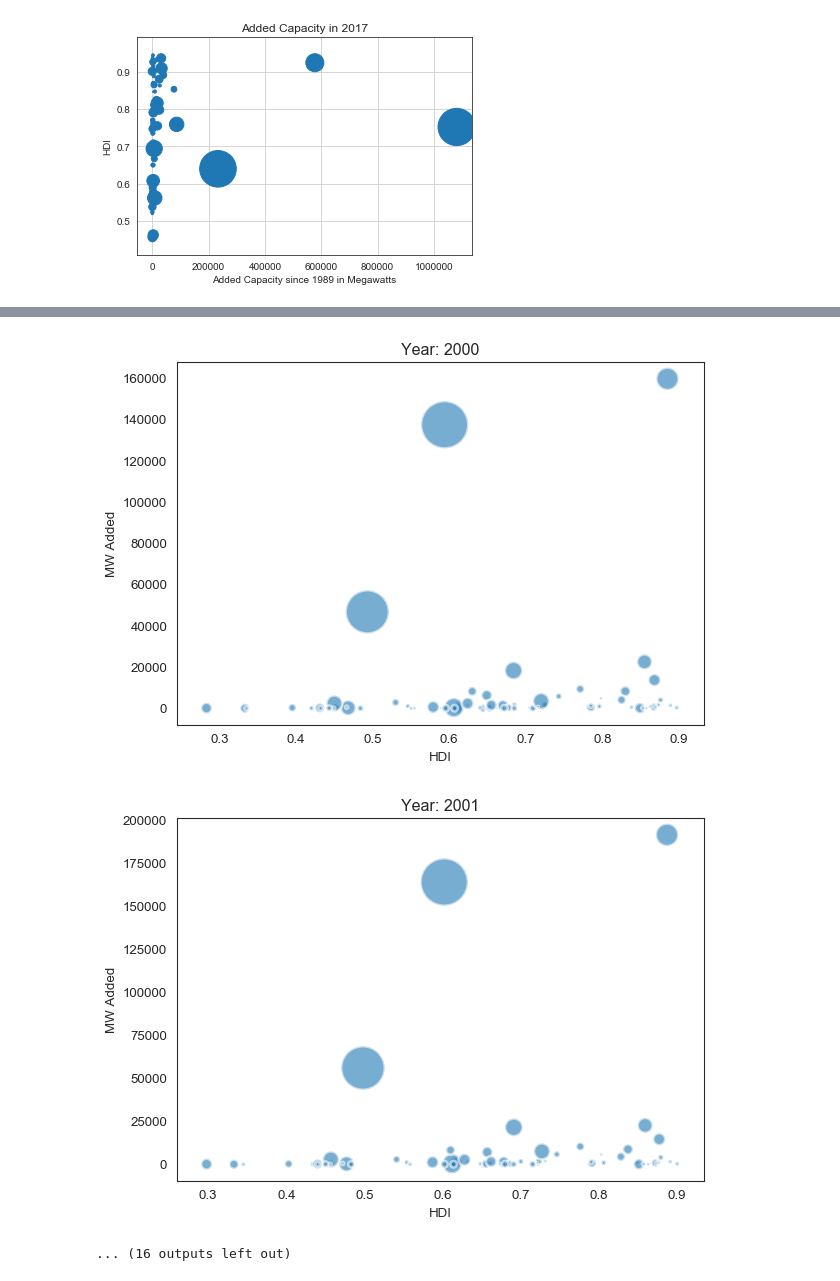
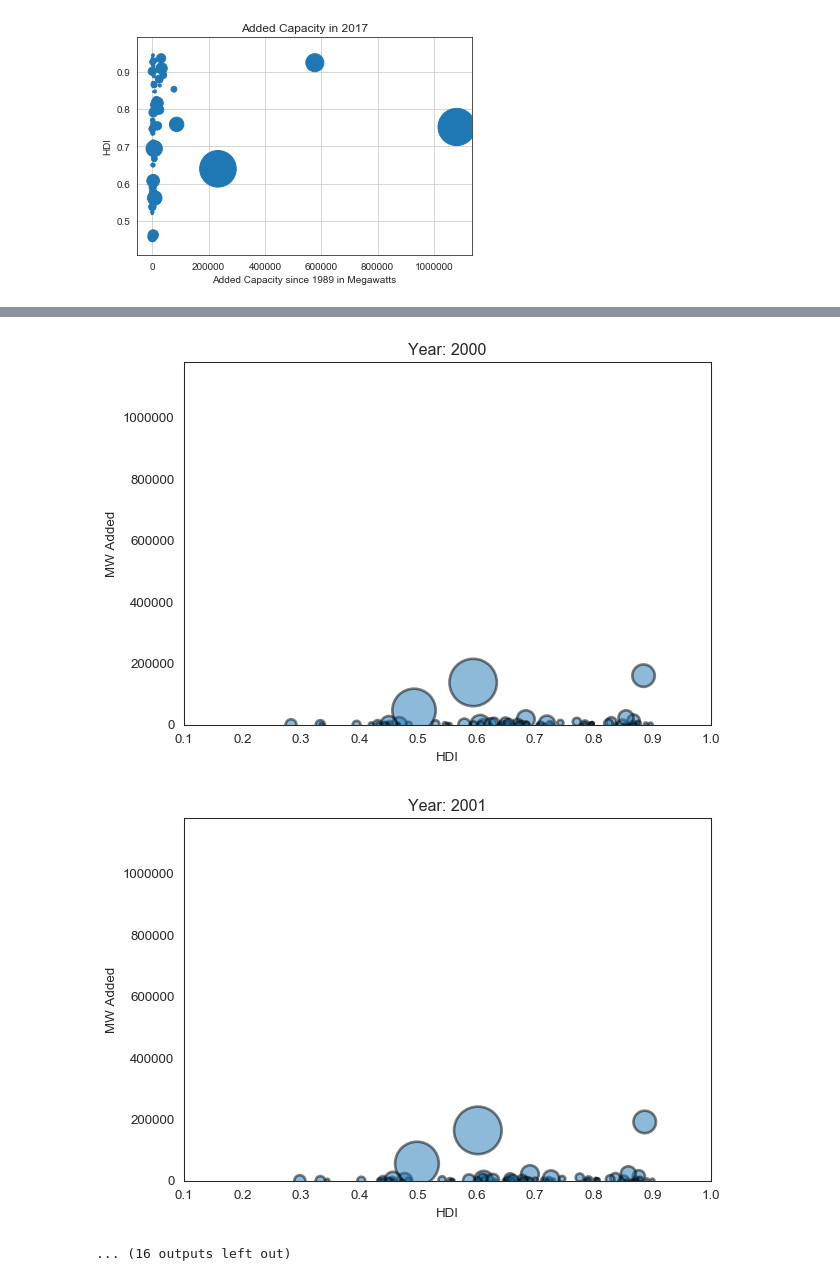
Before and after one commit to gabigham/dagger, a Jupyter notebook: rain_drop.ipynb, the cells around one changed output, grey strips where cells are left out. Cells and saved outputs as stored; diff of their text form; code cells hidden in the pictures.

```diff
--- a/rain_drop.ipynb
+++ b/rain_drop.ipynb
@@ -37,19 +39,25 @@ plt.show()
 # %% [output]
 [figure]
 # %%
+# output .png's for animated gif
 for i in data.Year.unique():
 
     fig = plt.figure(figsize=(680/my_dpi, 480/my_dpi), dpi=my_dpi)
 
     tmp=data[ data.Year == i ]
 
-    plt.scatter(tmp['HDI'], tmp['capacity_mw'] , s=tmp['Population'] , cmap="Accent", alpha=0.6, edgecolors="white", linewidth=2)
+    plt.scatter(tmp['HDI'], tmp['capacity_mw'] , s=tmp['Population'] , cmap="Accent", alpha=0.5, edgecolors="black", linewidth=2)
 
+    plt.xlim([0.1,1.0])
+    plt.ylim([0, 1_180_000])
     plt.xlabel("HDI")
     plt.ylabel("MW Added")
     plt.title("Year: "+str(i) )
 
-    filename='Gapminder_step'+str(i)+'.png'
+    filename='Powminder_step'+str(i)+'.png'
     plt.savefig(filename, dpi=96)
     plt.gca()
+
+# using ImageMagick from bash command below to great animated gif file
+# convert -delay 80 Powminder*.png animated_gapminder.gif
 # %% [output]
@@ -66,3 +74,3 @@ for i in data.Year.unique():
-[figure, old version]
+[figure, new version]
-[figure, old version]
+[figure, new version]
 ... (16 outputs left out)
```
Also changed, not shown: parts of 3 cells of this notebook.
